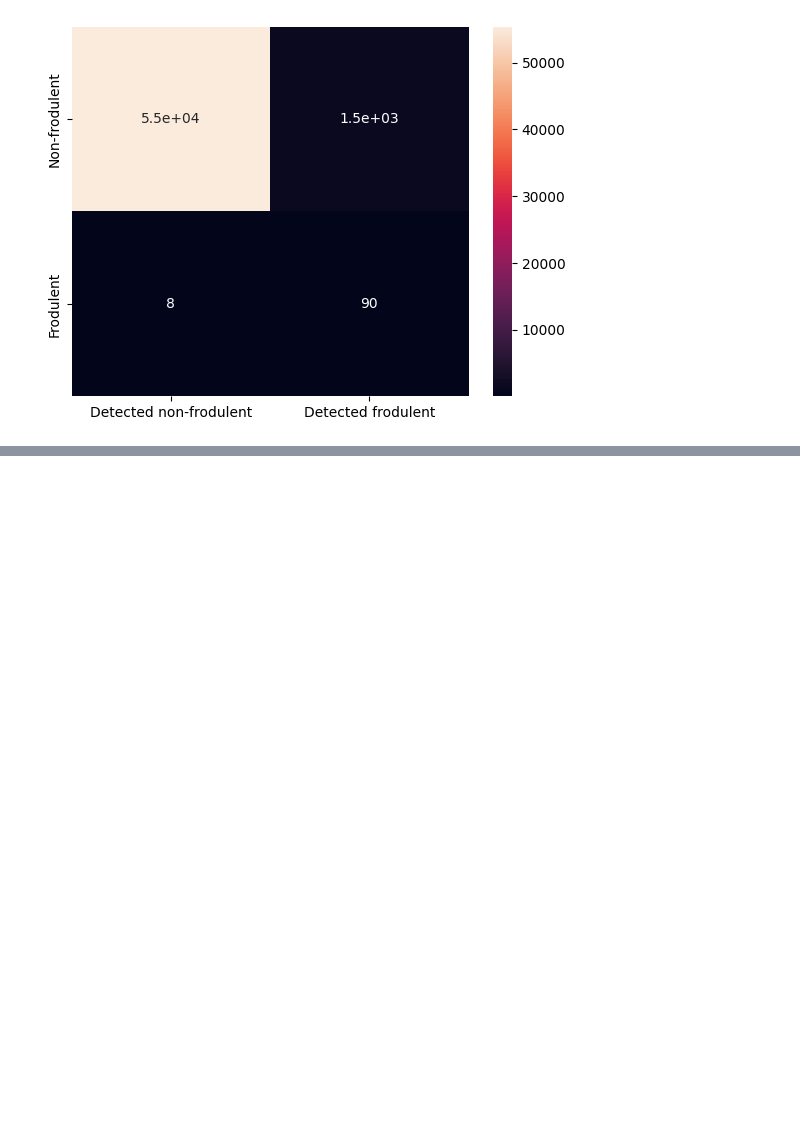
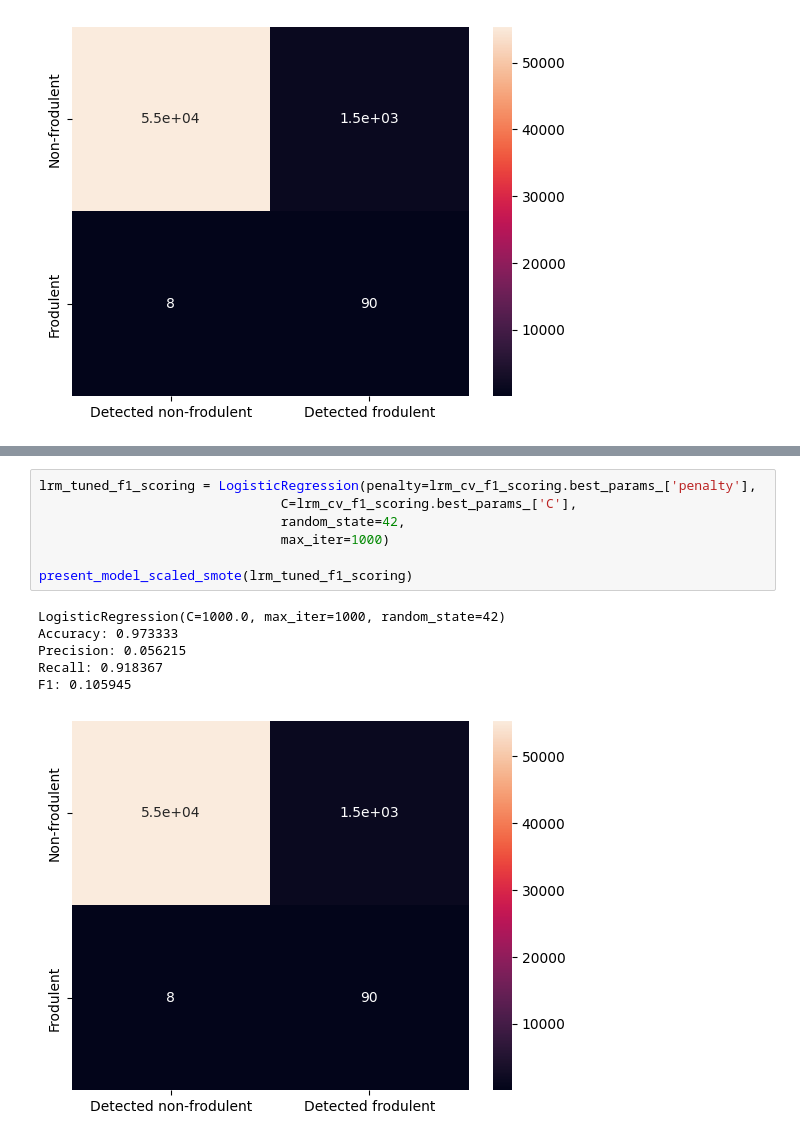
Before and after one commit to k-kalita/credit-card-fraud-detection, a Jupyter notebook: credit_card_fraud_detection.ipynb, the cells around one changed output, grey strips where cells are left out. Saved outputs shown, nothing was run; the diff lists cells and outputs as text; blank space fills up the shorter version.

```diff
--- a/credit_card_fraud_detection.ipynb
+++ b/credit_card_fraud_detection.ipynb
@@ -271,0 +297,14 @@ F1: 0.107399
+# %%
+lrm_tuned_f1_scoring = LogisticRegression(penalty=lrm_cv_f1_scoring.best_params_['penalty'],
+                               C=lrm_cv_f1_scoring.best_params_['C'],
+                               random_state=42,
+                               max_iter=1000)
+
+present_model_scaled_smote(lrm_tuned_f1_scoring)
+# %% [output]
+LogisticRegression(C=1000.0, max_iter=1000, random_state=42)
+Accuracy: 0.973333
+Precision: 0.056215
+Recall: 0.918367
+F1: 0.105945
+[figure, added]
```
Also changed, not shown: parts of 2 cells of this notebook.
